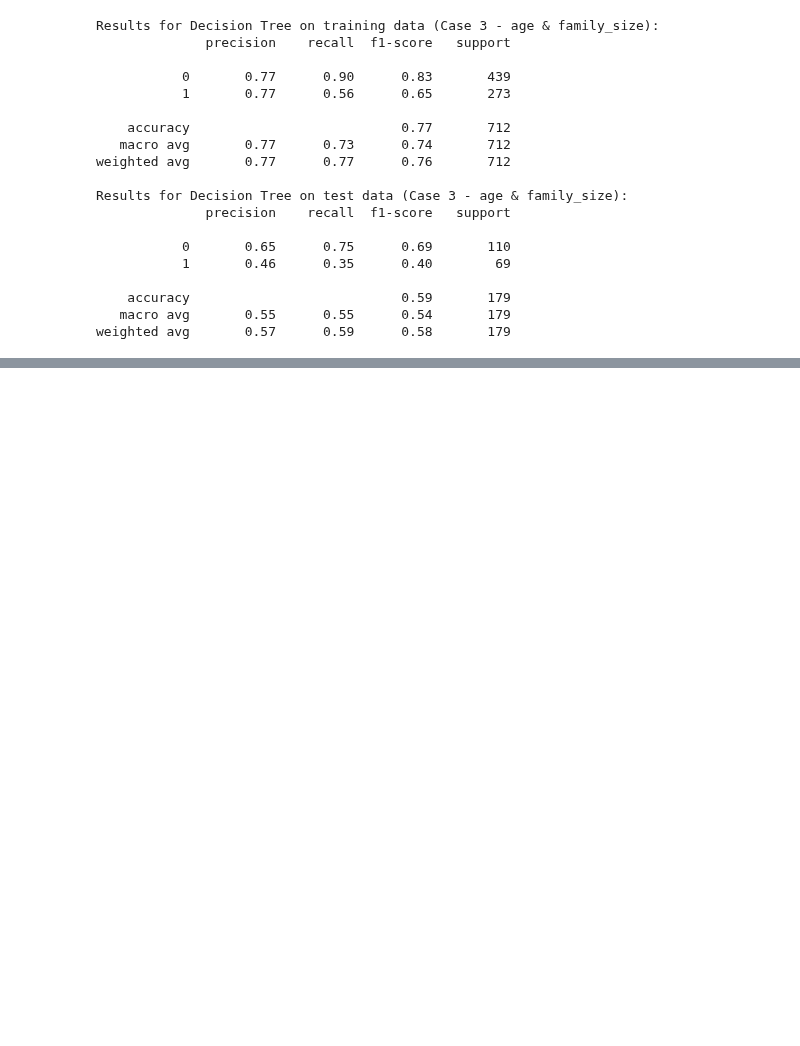
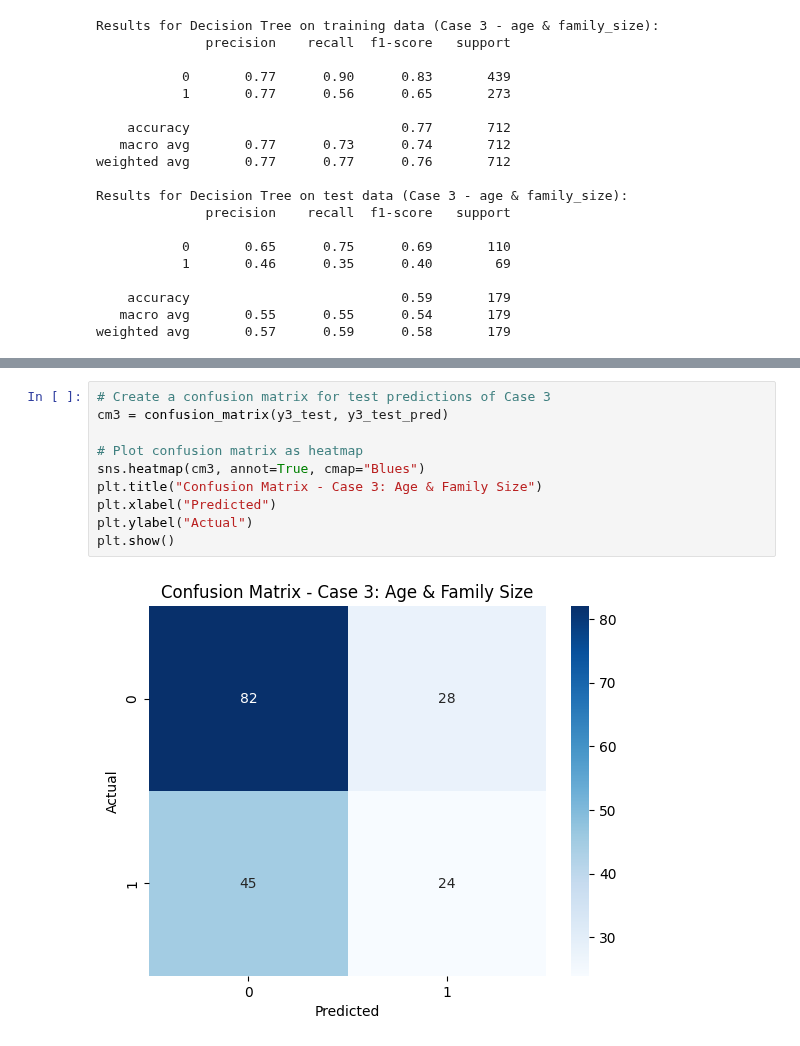
Before and after one commit to DMill31/applied-ml-miller, a Jupyter notebook: notebooks/project03/ml03_miller.ipynb, the cells around one changed output, grey strips where cells are left out. Cells and saved outputs as stored; diff of their text form; blank space fills up the shorter version.

```diff
--- a/notebooks/project03/ml03_miller.ipynb
+++ b/notebooks/project03/ml03_miller.ipynb
@@ -275,0 +302,12 @@ weighted avg       0.57      0.59      0.58       179
+# %%
+# Create a confusion matrix for test predictions of Case 3
+cm3 = confusion_matrix(y3_test, y3_test_pred)
+
+# Plot confusion matrix as heatmap
+sns.heatmap(cm3, annot=True, cmap="Blues")
+plt.title("Confusion Matrix - Case 3: Age & Family Size")
+plt.xlabel("Predicted")
+plt.ylabel("Actual")
+plt.show()
+# %% [output]
+[figure, added]
```
Also changed, not shown: parts of 3 cells of this notebook.
